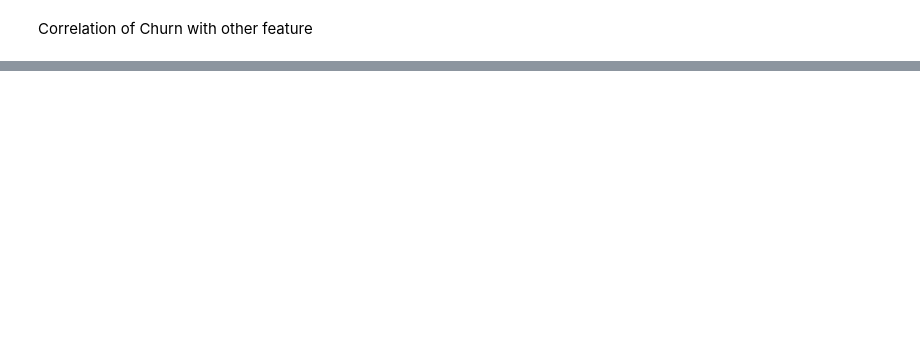
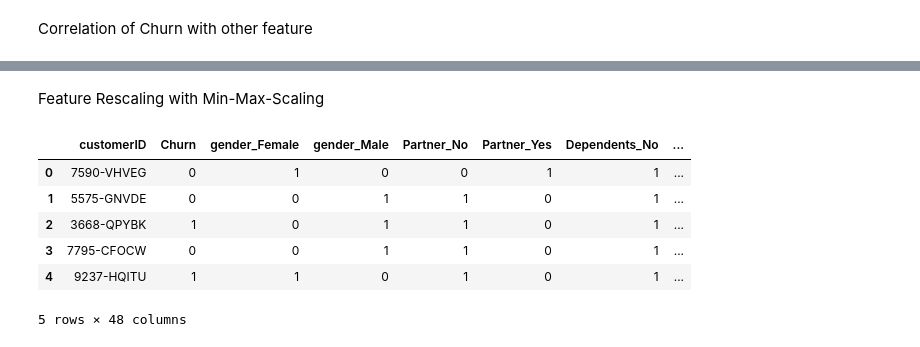
Before and after one commit to SammyOngaya/qml, a Jupyter notebook: qml/Notebooks/Telco-Customer-Churn.ipynb, the cells around one changed output, grey strips where cells are left out. Drawn from its saved outputs; the diff is of its cells as text; code cells hidden in the pictures; blank space fills up the shorter version.

```diff
--- a/qml/Notebooks/Telco-Customer-Churn.ipynb
+++ b/qml/Notebooks/Telco-Customer-Churn.ipynb
@@ -328,0 +401,2 @@ df.head()
+# %% [markdown]
+Feature Rescaling with Min-Max-Scaling
@@ -328,0 +405,19 @@ df.head()
+# %%
+mms_columns=['tenure','MonthlyCharges','TotalCharges']
+mms_df=pd.DataFrame(df,columns=mms_columns)
+df=df.drop(columns=mms_columns)
+
+rescaled_features=MinMaxScaler().fit_transform(mms_df)
+
+rescaled_df=pd.DataFrame(rescaled_features,columns=mms_columns,index=df.index)
+
+df=pd.concat([df,rescaled_df],axis=1)
+df.head()
+# %% [output]
+|  | customerID | Churn | gender_Female | gender_Male | Partner_No | Partner_Yes | Dependents_No | ... |
+| 0 | 7590-VHVEG | 0 | 1 | 0 | 0 | 1 | 1 | ... |
+| 1 | 5575-GNVDE | 0 | 0 | 1 | 1 | 0 | 1 | ... |
+| 2 | 3668-QPYBK | 1 | 0 | 1 | 1 | 0 | 1 | ... |
+| 3 | 7795-CFOCW | 0 | 0 | 1 | 1 | 0 | 1 | ... |
+| 4 | 9237-HQITU | 1 | 1 | 0 | 1 | 0 | 1 | ... |
+5 rows × 48 columns
```
Also changed, not shown: parts of 12 cells of this notebook.
